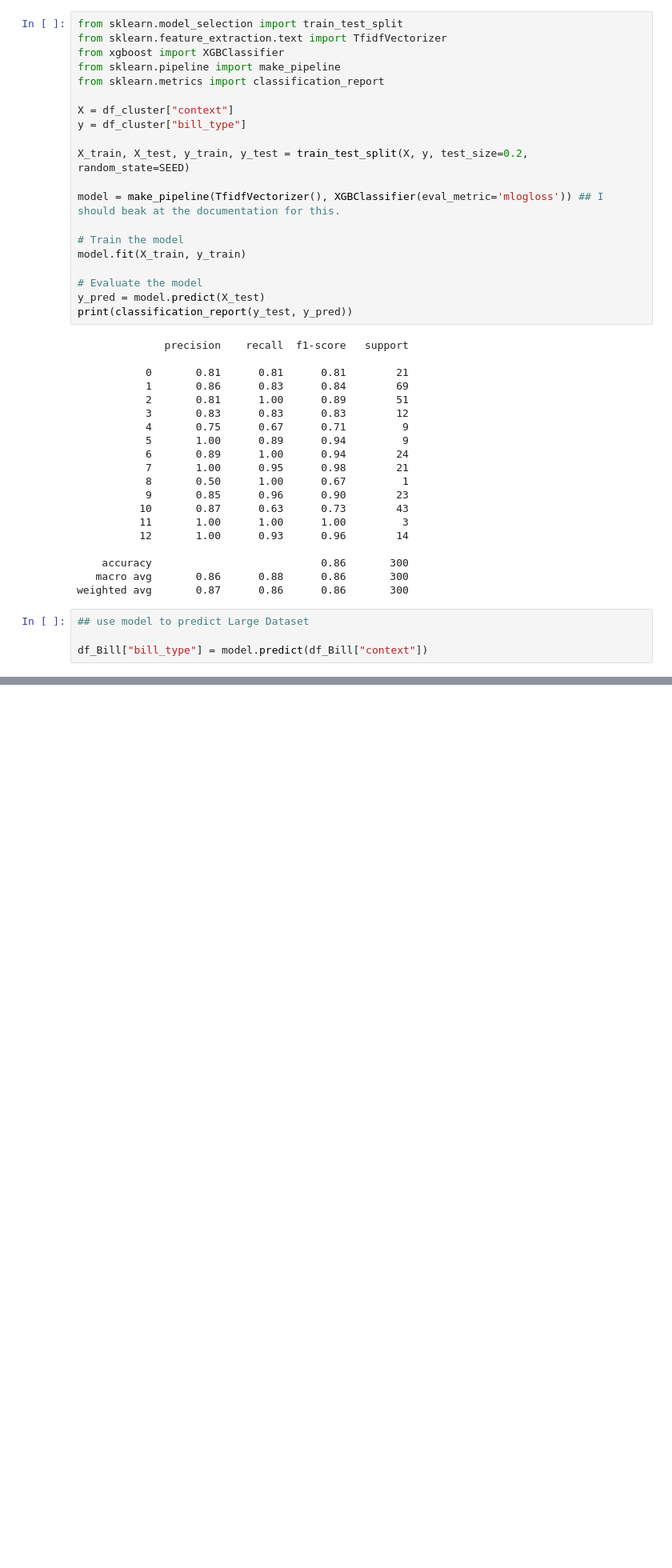
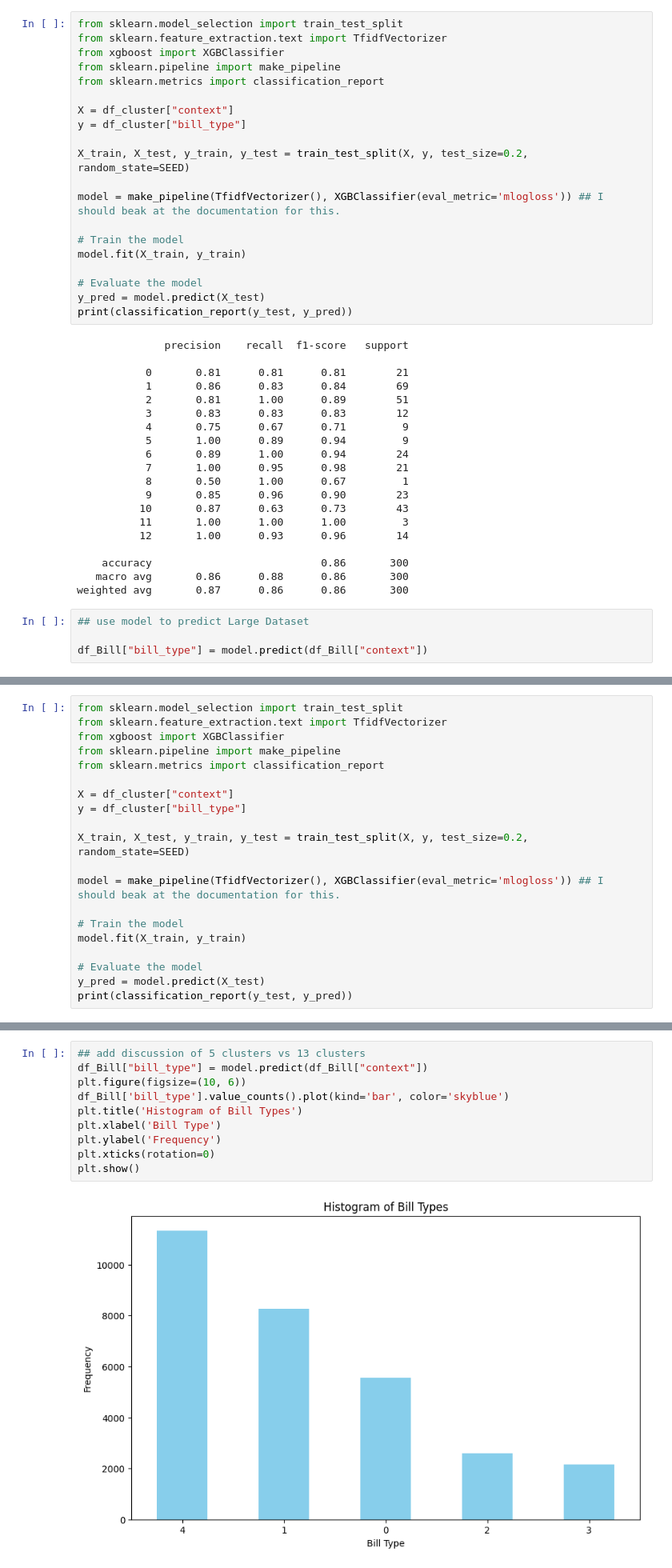
Before and after one commit to LunarSphere/2025_SC_LEGISLATION, a Jupyter notebook: 4300_course_project.ipynb, the cells around one changed output, grey strips where cells are left out. Shown: that part at 80% size. Cells and saved outputs as stored; diff of their text form; blank space fills up the shorter version.

```diff
--- a/4300_course_project.ipynb
+++ b/4300_course_project.ipynb
@@ -255,0 +296,20 @@ df_Bill["bill_type"] = model.predict(df_Bill["context"])
+# %%
+from sklearn.model_selection import train_test_split
+from sklearn.feature_extraction.text import TfidfVectorizer
+from xgboost import XGBClassifier
+from sklearn.pipeline import make_pipeline
+from sklearn.metrics import classification_report
+
+X = df_cluster["context"]
+y = df_cluster["bill_type"]
+
+X_train, X_test, y_train, y_test = train_test_split(X, y, test_size=0.2, random_state=SEED)
+
+model = make_pipeline(TfidfVectorizer(), XGBClassifier(eval_metric='mlogloss')) ## I should beak at the documentation for this.
+
+# Train the model
+model.fit(X_train, y_train)
+
+# Evaluate the model
+y_pred = model.predict(X_test)
+print(classification_report(y_test, y_pred))
@@ -255,0 +328,12 @@ df_Bill["bill_type"] = model.predict(df_Bill["context"])
+# %%
+## add discussion of 5 clusters vs 13 clusters
+df_Bill["bill_type"] = model.predict(df_Bill["context"])
+plt.figure(figsize=(10, 6))
+df_Bill['bill_type'].value_counts().plot(kind='bar', color='skyblue')
+plt.title('Histogram of Bill Types')
+plt.xlabel('Bill Type')
+plt.ylabel('Frequency')
+plt.xticks(rotation=0)
+plt.show()
+# %% [output]
+[figure, added]
```
Also changed, not shown: parts of 9 cells of this notebook.
